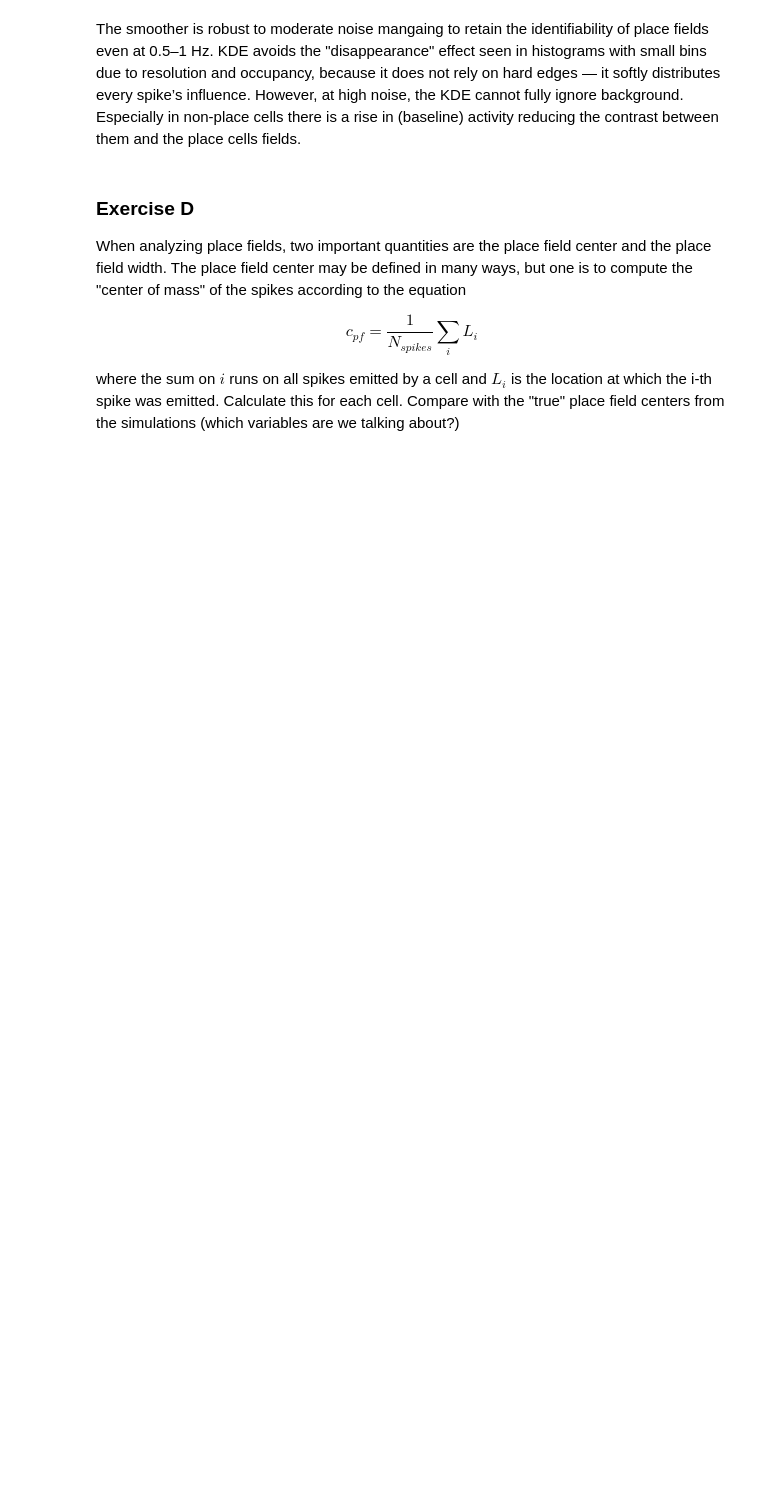
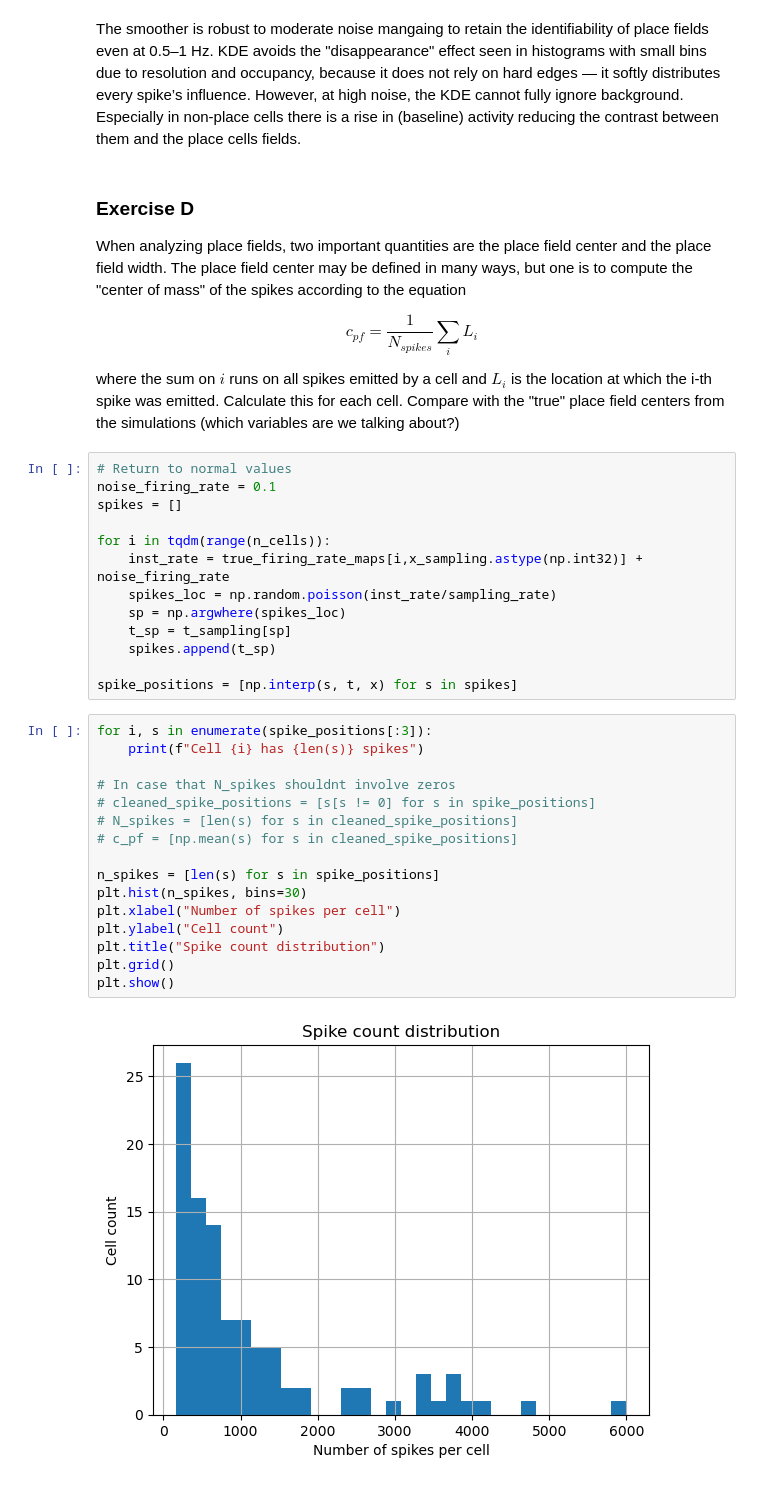
Before and after one commit to pschristodoulou/NRA, a Jupyter notebook: Tuning_Curves/Ass3_TC_ex1.ipynb, the cells around one changed output. Saved outputs shown, nothing was run; the diff lists cells and outputs as text; blank space fills up the shorter version.

```diff
--- a/Tuning_Curves/Ass3_TC_ex1.ipynb
+++ b/Tuning_Curves/Ass3_TC_ex1.ipynb
@@ -302,3 +302,34 @@ When analyzing place fields, two important quantities are the place field center
 $$ c_{pf} = \frac{1}{N_{spikes}} \sum_{i} L_i $$
 
 where the sum on $i$ runs on all spikes emitted by a cell and $L_i$ is the location at which the i-th spike was emitted. Calculate this for each cell. Compare with the "true" place field centers from the simulations (which variables are we talking about?)
+# %%
+# Return to normal values
+noise_firing_rate = 0.1
+spikes = []
+
+for i in tqdm(range(n_cells)):
+    inst_rate = true_firing_rate_maps[i,x_sampling.astype(np.int32)] + noise_firing_rate
+    spikes_loc = np.random.poisson(inst_rate/sampling_rate)
+    sp = np.argwhere(spikes_loc)
+    t_sp = t_sampling[sp]
+    spikes.append(t_sp)
+
+spike_positions = [np.interp(s, t, x) for s in spikes]
+# %%
+for i, s in enumerate(spike_positions[:3]):
+    print(f"Cell {i} has {len(s)} spikes")
+
+# In case that N_spikes shouldnt involve zeros
+# cleaned_spike_positions = [s[s != 0] for s in spike_positions]
+# N_spikes = [len(s) for s in cleaned_spike_positions]
+# c_pf = [np.mean(s) for s in cleaned_spike_positions]
+
+n_spikes = [len(s) for s in spike_positions]
+plt.hist(n_spikes, bins=30)
+plt.xlabel("Number of spikes per cell")
+plt.ylabel("Cell count")
+plt.title("Spike count distribution")
+plt.grid()
+plt.show()
+# %% [output]
+[figure, added]
```
Also changed, not shown: parts of 7 cells of this notebook.
